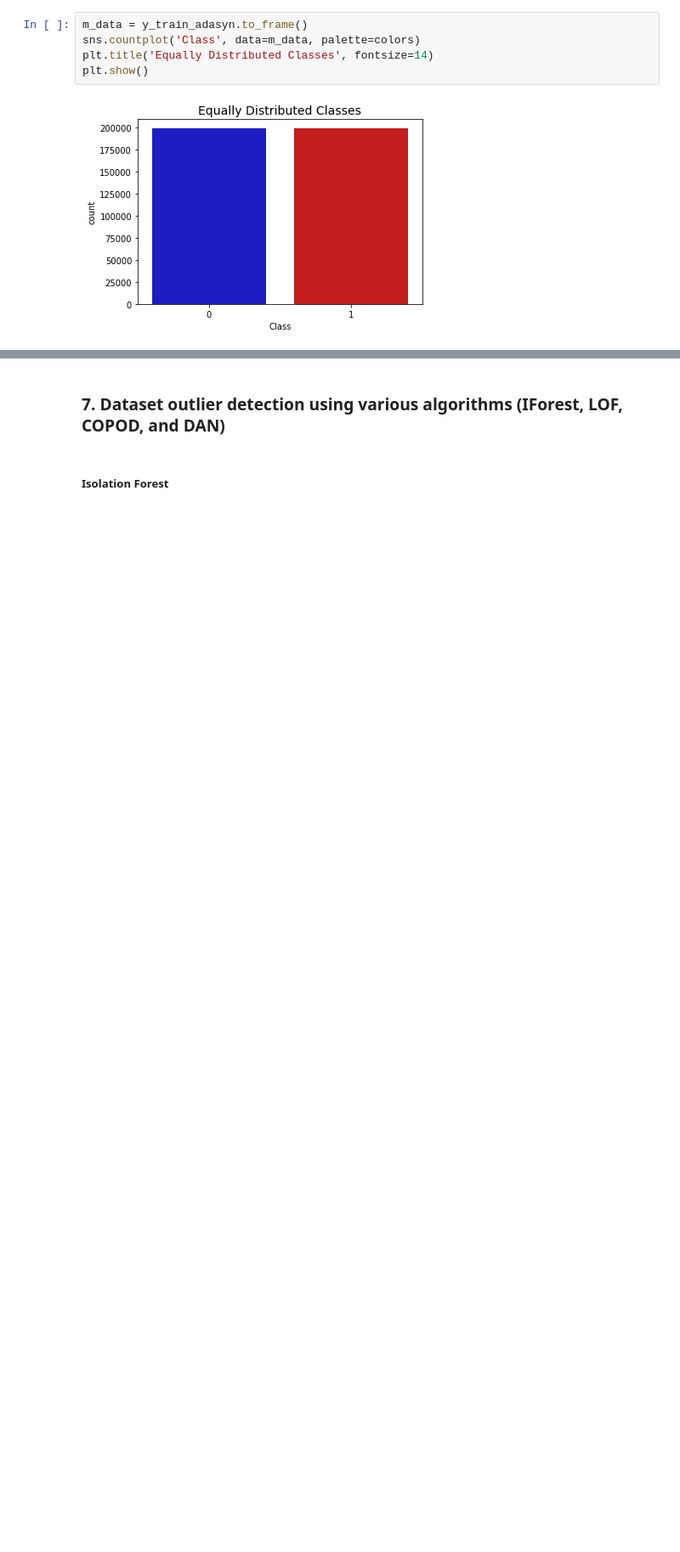
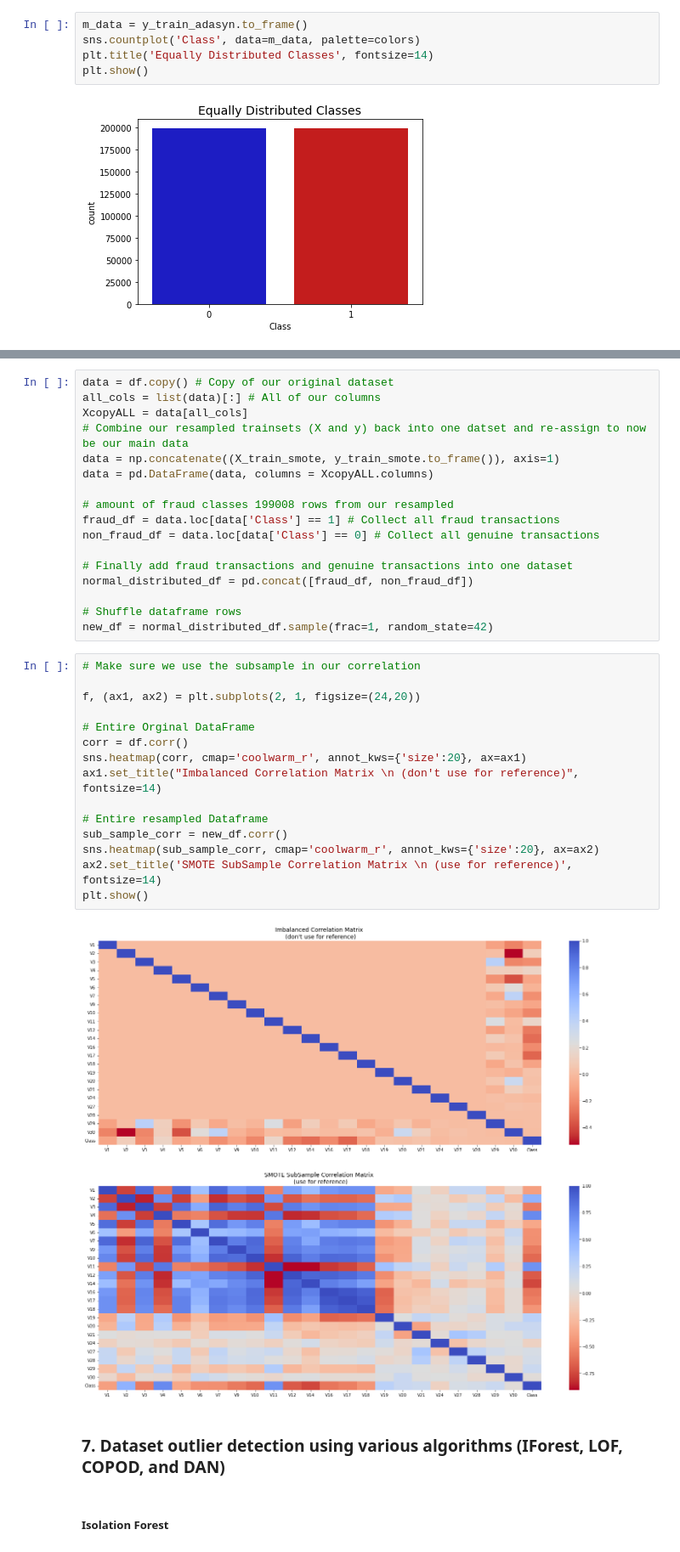
Before and after one commit to OdenDavid/Credit-Card-Fraud-Detection, a Jupyter notebook: project.ipynb, the cells around one changed output, grey strips where cells are left out. Shown at 85% size. Cells and saved outputs as stored; diff of their text form; blank space fills up the shorter version.

```diff
--- a/project.ipynb
+++ b/project.ipynb
@@ -441,3 +476,37 @@ plt.show()
+# %%
+data = df.copy() # Copy of our original dataset
+all_cols = list(data)[:] # All of our columns
+XcopyALL = data[all_cols]
+# Combine our resampled trainsets (X and y) back into one datset and re-assign to now be our main data
+data = np.concatenate((X_train_smote, y_train_smote.to_frame()), axis=1)
+data = pd.DataFrame(data, columns = XcopyALL.columns)
+
+# amount of fraud classes 199008 rows from our resampled
+fraud_df = data.loc[data['Class'] == 1] # Collect all fraud transactions
+non_fraud_df = data.loc[data['Class'] == 0] # Collect all genuine transactions
+
+# Finally add fraud transactions and genuine transactions into one dataset
+normal_distributed_df = pd.concat([fraud_df, non_fraud_df])
+
+# Shuffle dataframe rows
+new_df = normal_distributed_df.sample(frac=1, random_state=42)
+# %%
+# Make sure we use the subsample in our correlation
+
+f, (ax1, ax2) = plt.subplots(2, 1, figsize=(24,20))
+
+# Entire Orginal DataFrame
+corr = df.corr()
+sns.heatmap(corr, cmap='coolwarm_r', annot_kws={'size':20}, ax=ax1)
+ax1.set_title("Imbalanced Correlation Matrix \n (don't use for reference)", fontsize=14)
+
+# Entire resampled Dataframe
+sub_sample_corr = new_df.corr()
+sns.heatmap(sub_sample_corr, cmap='coolwarm_r', annot_kws={'size':20}, ax=ax2)
+ax2.set_title('SMOTE SubSample Correlation Matrix \n (use for reference)', fontsize=14)
+plt.show()
+# %% [output]
+[figure, added]
 # %% [markdown]
 ### 7. Dataset outlier detection using various algorithms (IForest, LOF, COPOD, and DAN)
 # %% [markdown]
```
Also changed, not shown: parts of 71 cells of this notebook.
